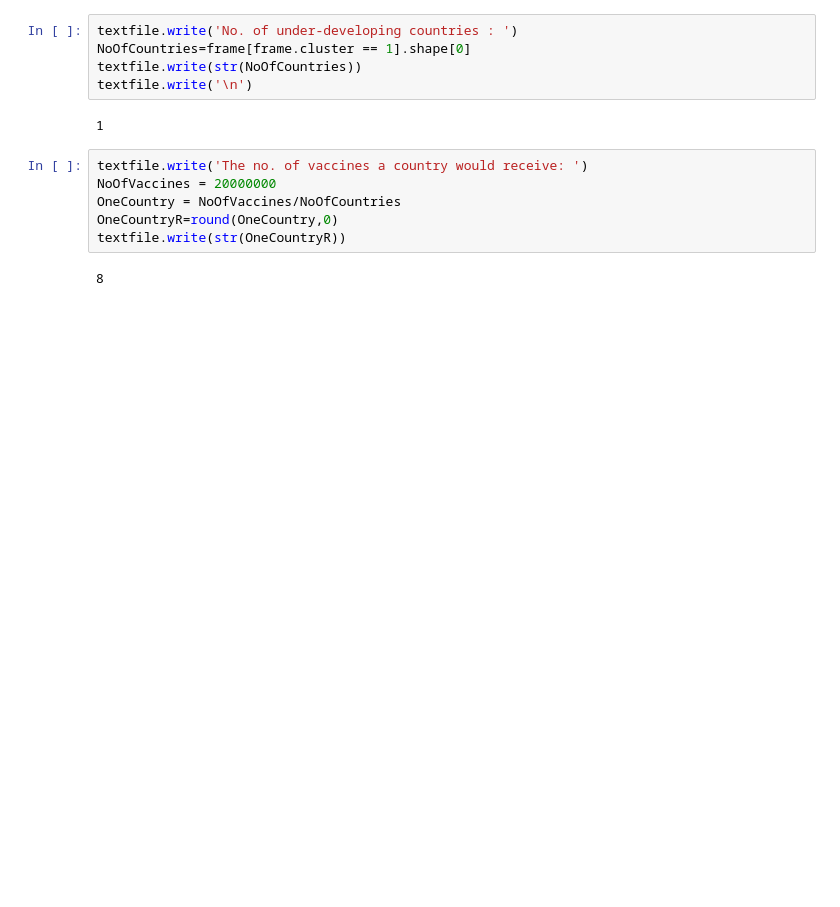
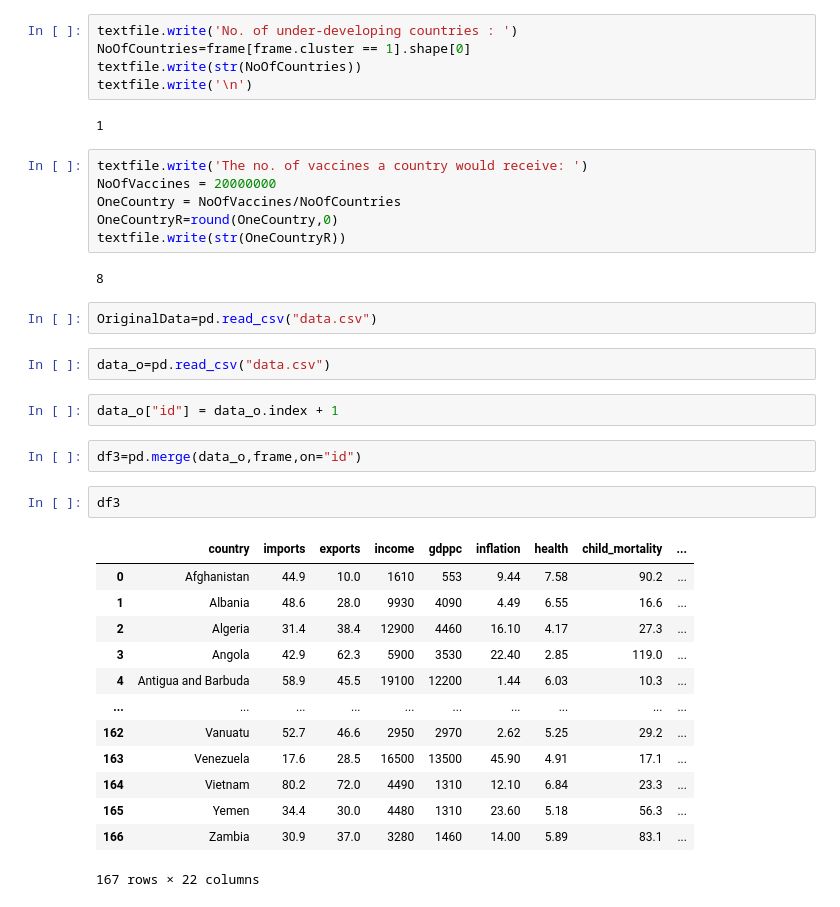
Before and after one commit to BimsaraGunarathna/aithion-k-means-clusttering-model, a Jupyter notebook: Aithion - K-Means Clusttering Demo.ipynb, the cells around one changed output. Cells and saved outputs as stored; diff of their text form; blank space fills up the shorter version.

```diff
--- a/Aithion - K-Means Clusttering Demo.ipynb
+++ b/Aithion - K-Means Clusttering Demo.ipynb
@@ -153,3 +154,27 @@ OneCountryR=round(OneCountry,0)
 textfile.write(str(OneCountryR))
 # %% [output]
 8
+# %%
+OriginalData=pd.read_csv("data.csv")
+# %%
+data_o=pd.read_csv("data.csv")
+# %%
+data_o["id"] = data_o.index + 1
+# %%
+df3=pd.merge(data_o,frame,on="id")
+# %%
+df3
+# %% [output]
+|  | country | imports | exports | income | gdppc | inflation | health | child_mortality | ... |
+| 0 | Afghanistan | 44.9 | 10.0 | 1610 | 553 | 9.44 | 7.58 | 90.2 | ... |
+| 1 | Albania | 48.6 | 28.0 | 9930 | 4090 | 4.49 | 6.55 | 16.6 | ... |
+| 2 | Algeria | 31.4 | 38.4 | 12900 | 4460 | 16.10 | 4.17 | 27.3 | ... |
+| 3 | Angola | 42.9 | 62.3 | 5900 | 3530 | 22.40 | 2.85 | 119.0 | ... |
+| 4 | Antigua and Barbuda | 58.9 | 45.5 | 19100 | 12200 | 1.44 | 6.03 | 10.3 | ... |
+| ... | ... | ... | ... | ... | ... | ... | ... | ... | ... |
+| 162 | Vanuatu | 52.7 | 46.6 | 2950 | 2970 | 2.62 | 5.25 | 29.2 | ... |
+| 163 | Venezuela | 17.6 | 28.5 | 16500 | 13500 | 45.90 | 4.91 | 17.1 | ... |
+| 164 | Vietnam | 80.2 | 72.0 | 4490 | 1310 | 12.10 | 6.84 | 23.3 | ... |
+| 165 | Yemen | 34.4 | 30.0 | 4480 | 1310 | 23.60 | 5.18 | 56.3 | ... |
+| 166 | Zambia | 30.9 | 37.0 | 3280 | 1460 | 14.00 | 5.89 | 83.1 | ... |
+167 rows × 22 columns
```
Also changed, not shown: parts of 14 cells of this notebook, 1 other file.
